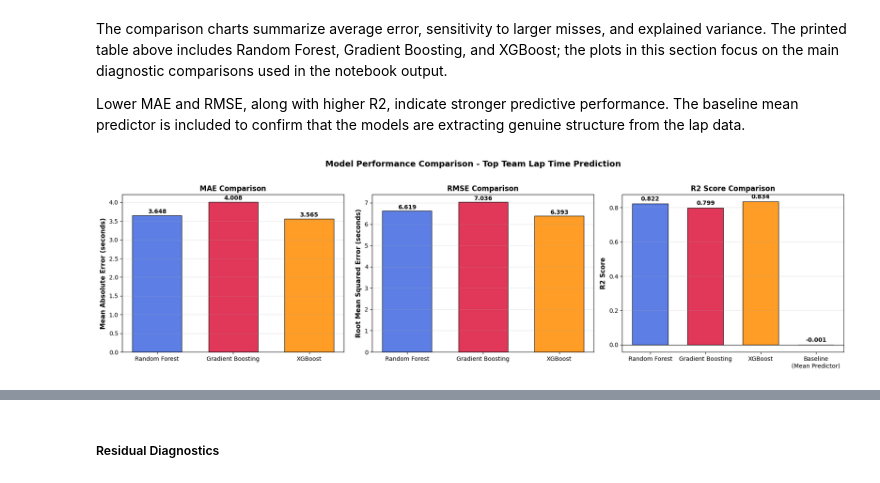
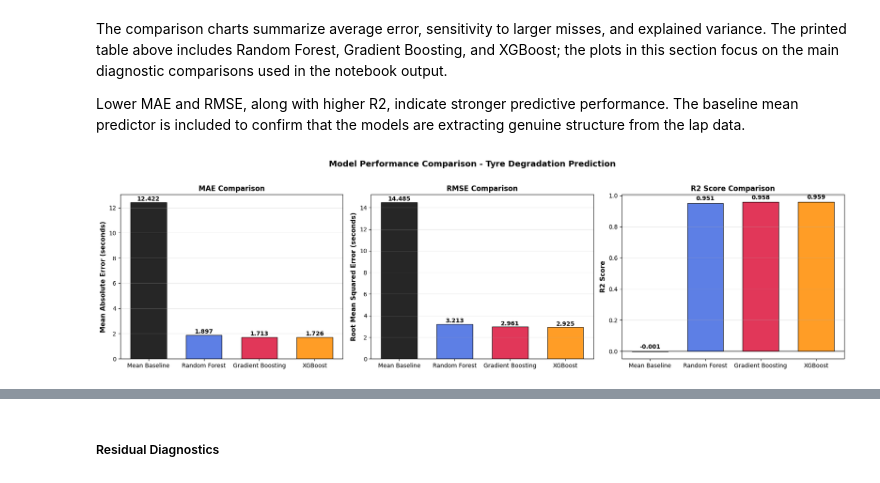
Before and after one commit to Syed-Nihaal/F1-2026-Qualifying-Prediction-and-Race-Strategy, a Jupyter notebook: Round_3_Japanese_GP_2026/F1_2026_Japanese_GP_Qualifying_and_Race_Strategy.ipynb, the cells around one changed output, grey strips where cells are left out. Cells and saved outputs as stored; diff of their text form; code cells hidden in the pictures.

```diff
--- a/Round_3_Japanese_GP_2026/F1_2026_Japanese_GP_Qualifying_and_Race_Strategy.ipynb
+++ b/Round_3_Japanese_GP_2026/F1_2026_Japanese_GP_Qualifying_and_Race_Strategy.ipynb
@@ -249,6 +307,13 @@ def data_cleaning(data, output_csv_path):
                        'LapStartDate', 'LapEndDateTime','Position', 'Deleted', 'DeletedReason', 'FastF1Generated','IsAccurate']
     cleaned_data = cleaned_data.drop(columns=[col for col in columns_to_drop if col in cleaned_data.columns])
 
+    # Drop reserve drivers or any other non-regular participants if identifiable (e.g., by team or driver name patterns)
+    if 'Driver' in cleaned_data.columns:
+        reserve_mask = cleaned_data['Driver'].str.contains('CRA', case=False, na=False)
+        reserve_count = int(reserve_mask.sum())
+        cleaned_data = cleaned_data.loc[~reserve_mask].copy()
+        print(f"Removed {reserve_count} laps from reserve/test drivers.")
+
     # Save the cleaned dataframe to a CSV file
     cleaned_data.to_csv(output_csv_path, index=False)
     print(f"Cleaned data saved to {output_csv_path}")
@@ -1067,7 +1141,10 @@ q_X_train = model_results['q_X_train']
 q_X_test = model_results['q_X_test']
 q_y_train = model_results['q_y_train']
 q_y_test = model_results['q_y_test']
-q_baseline_r2 = model_results['q_baseline_r2']
+q_mean_baseline_predictions = model_results['q_mean_baseline_predictions']
+q_mean_baseline_mae = model_results['q_mean_baseline_mae']
+q_mean_baseline_rmse = model_results['q_mean_baseline_rmse']
+q_mean_baseline_r2 = model_results['q_mean_baseline_r2']
 q_rf_model = model_results['q_rf_model']
 q_rf_predictions = model_results['q_rf_predictions']
 q_rf_mae = model_results['q_rf_mae']
@@ -1509,7 +1599,10 @@ t_X_train = model_results['t_X_train']
 t_X_test = model_results['t_X_test']
 t_y_train = model_results['t_y_train']
 t_y_test = model_results['t_y_test']
-t_baseline_r2 = model_results['t_baseline_r2']
+t_mean_baseline_predictions = model_results['t_mean_baseline_predictions']
+t_mean_baseline_mae = model_results['t_mean_baseline_mae']
+t_mean_baseline_rmse = model_results['t_mean_baseline_rmse']
+t_mean_baseline_r2 = model_results['t_mean_baseline_r2']
 t_rf_model = model_results['t_rf_model']
 t_rf_predictions = model_results['t_rf_predictions']
 t_rf_mae = model_results['t_rf_mae']
@@ -1525,5 +1618,6 @@ t_xgb_predictions = model_results['t_xgb_predictions']
 t_xgb_mae = model_results['t_xgb_mae']
 t_xgb_rmse = model_results['t_xgb_rmse']
 t_xgb_r2 = model_results['t_xgb_r2']
+t_driver_mae = model_results['t_driver_mae']
 # %% [output]
 Starting tyre degradation model pipeline
@@ -1594,46 +1698,45 @@ The comparison charts summarize average error, sensitivity to larger misses, and
 
 Lower MAE and RMSE, along with higher R2, indicate stronger predictive performance. The baseline mean predictor is included to confirm that the models are extracting genuine structure from the lap data.
 # %%
-# Model Comparison for qualifying prediction
-models = ['Random Forest', 'Gradient Boosting', 'XGBoost', 'Baseline\n(Mean Predictor)']
-mae_scores = [q_rf_mae, q_gb_mae, q_xgb_mae, None]
-rmse_scores = [q_rf_rmse, q_gb_rmse, q_xgb_rmse, None]
-r2_scores = [q_rf_r2, q_gb_r2, q_xgb_r2, q_baseline_r2]
+# Model Comparison for tyre degradation prediction
+models = ['Mean Baseline', 'Random Forest', 'Gradient Boosting', 'XGBoost']
+mae_scores = [t_mean_baseline_mae, t_rf_mae, t_gb_mae, t_xgb_mae]
+rmse_scores = [t_mean_baseline_rmse, t_rf_rmse, t_gb_rmse, t_xgb_rmse]
+r2_scores = [t_mean_baseline_r2, t_rf_r2, t_gb_r2, t_xgb_r2]
 
 # Compare all trained models directly; keep baseline only for R² context
 fig, axes = plt.subplots(1, 3, figsize=(18, 5))
 
-bar_models = models[:3]
-bar_colors = ['royalblue', 'crimson', 'darkorange']
+bar_colors = ['black', 'royalblue', 'crimson', 'darkorange']
 
 # MAE Comparison
-axes[0].bar(bar_models, mae_scores[:3], color=bar_colors, edgecolor='black', alpha=0.85, width=0.65)
+axes[0].bar(models, mae_scores, color=bar_colors, edgecolor='black', alpha=0.85, width=0.65)
 axes[0].set_ylabel('Mean Absolute Error (seconds)', fontsize=11, fontweight='bold')
 axes[0].set_title('MAE Comparison', fontsize=12, fontweight='bold')
 axes[0].grid(alpha=0.3, axis='y')
-for i, v in enumerate(mae_scores[:3]):
+for i, v in enumerate(mae_scores):
     axes[0].text(i, v + 0.02, f'{v:.3f}', ha='center', va='bottom', fontweight='bold')
 
 # RMSE Comparison
-axes[1].bar(bar_models, rmse_scores[:3], color=bar_colors, edgecolor='black', alpha=0.85, width=0.65)
+axes[1].bar(models, rmse_scores, color=bar_colors, edgecolor='black', alpha=0.85, width=0.65)
 axes[1].set_ylabel('Root Mean Squared Error (seconds)', fontsize=11, fontweight='bold')
 axes[1].set_title('RMSE Comparison', fontsize=12, fontweight='bold')
 axes[1].grid(alpha=0.3, axis='y')
-for i, v in enumerate(rmse_scores[:3]):
+for i, v in enumerate(rmse_scores):
     axes[1].text(i, v + 0.02, f'{v:.3f}', ha='center', va='bottom', fontweight='bold')
 
 # R2 Comparison (includes baseline)
-colors_r2 = ['royalblue', 'crimson', 'darkorange', 'lightgray']
+colors_r2 = ['black', 'royalblue', 'crimson', 'darkorange', 'lightgray']
 axes[2].bar(models, r2_scores, color=colors_r2, edgecolor='black', alpha=0.85, width=0.65)
 axes[2].set_ylabel('R2 Score', fontsize=11, fontweight='bold')
 axes[2].set_title('R2 Score Comparison', fontsize=12, fontweight='bold')
 axes[2].axhline(y=0, color='black', linestyle='-', linewidth=0.8)
 axes[2].grid(alpha=0.3, axis='y')
 for i, v in enumerate(r2_scores):
     axes[2].text(i, v + 0.01, f'{v:.3f}', ha='center', va='bottom', fontweight='bold')
 
-plt.suptitle('Model Performance Comparison - Top Team Lap Time Prediction', fontsize=14, fontweight='bold', y=1.02)
+plt.suptitle('Model Performance Comparison - Tyre Degradation Prediction', fontsize=14, fontweight='bold', y=1.02)
 plt.tight_layout()
 plt.show()
 # %% [output]
-[figure, old version]
+[figure, new version]
```
Also changed, not shown: parts of 43 cells of this notebook, 19 other files.
